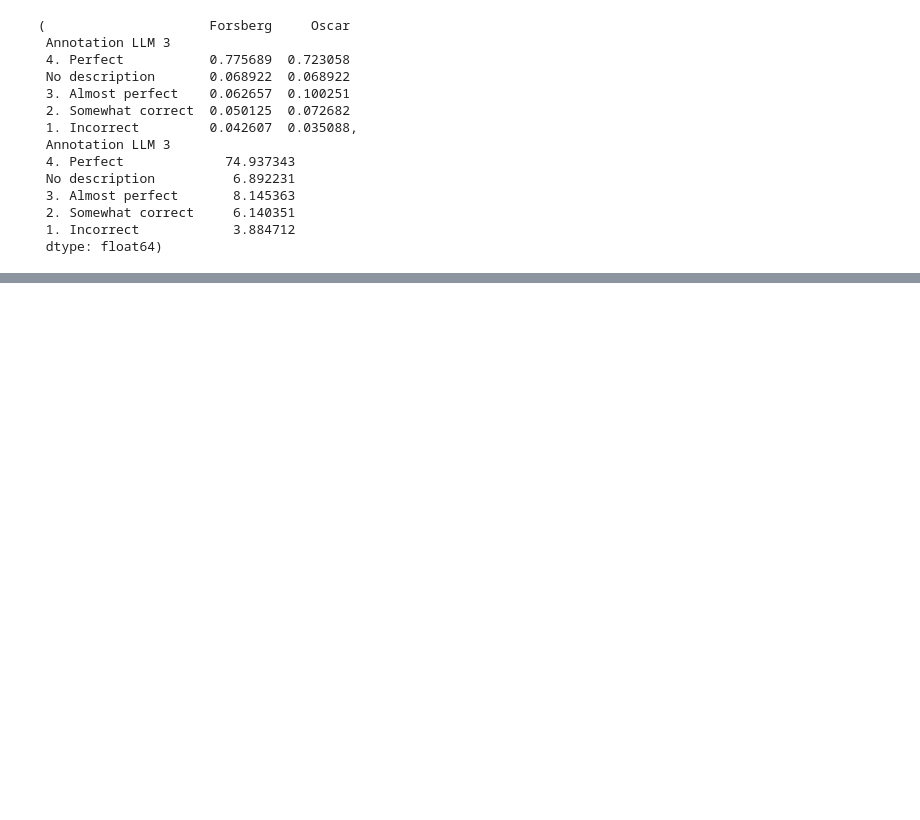
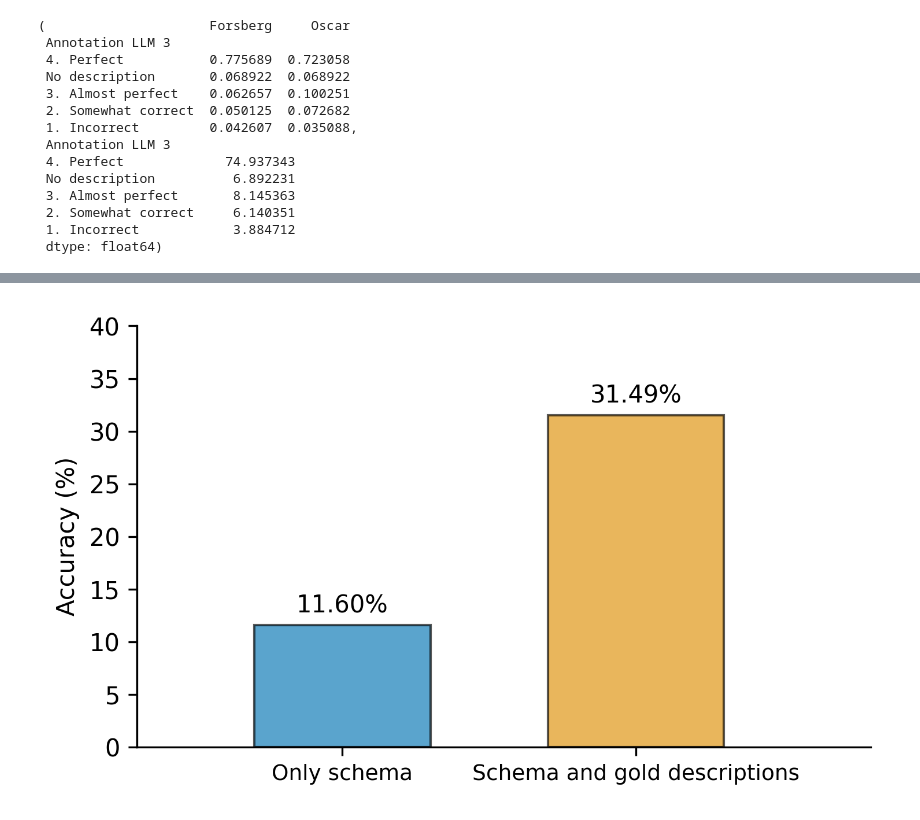
Before and after one commit to niklaswretblad/Synthetic-SQL-Column-Descriptions-for-Text-to-SQL, a Jupyter notebook: stats_and_plots.ipynb, the cells around one changed output, grey strips where cells are left out. Saved outputs shown, nothing was run; the diff lists cells and outputs as text; code cells hidden in the pictures; blank space fills up the shorter version.

```diff
--- a/stats_and_plots.ipynb
+++ b/stats_and_plots.ipynb
@@ -310,0 +314,50 @@ KeyError: 'Annotation 1 LLM 1'
+# %%
+import matplotlib as mpl
+
+mpl.rcParams['figure.dpi'] = 300
+
+# Data for the new plot
+data_new = {
+    'Only schema': [11.60],
+    'Schema and gold descriptions': [31.49]
+}
+
+df_new = pd.DataFrame(data_new, index=['Execution accuracy'])
+
+# Creating the bar plot with accuracy numbers displayed on top of each bar and added spacing
+fig, ax = plt.subplots(figsize=(5, 3))
+
+# Adding spacing between bars by using width and positions
+bar_width = 0.6
+bar_positions = [i + 0.7 for i in range(len(df_new.columns))]  # Center the bars
+
+bars = ax.bar(bar_positions, df_new.loc['Execution accuracy'], width=bar_width, color=colors, edgecolor="black", alpha=0.65)
+# ax.set_title('Execution accuracy')
+ax.set_ylim([0, 40])
+ax.set_ylabel('Accuracy (%)')
+ax.set_xticks(bar_positions)
+ax.set_xticklabels(df_new.columns, rotation=0, ha="center", fontsize=9)  # Making text below the bars smaller
+
+# Adding the accuracy number on top of each bar
+for bar in bars:
+    height = bar.get_height()
+    ax.annotate(f'{height:.2f}%',
+                xy=(bar.get_x() + bar.get_width() / 2, height),
+                xytext=(0, 3),  # 3 points vertical offset
+                textcoords="offset points",
+                ha='center', va='bottom')
+
+# Adding space to the right and left of the bars
+ax.set_xlim([0, len(df_new.columns) + 0.5])
+
+
+# Removing the "black box" around the plot
+ax.spines['top'].set_visible(False)
+ax.spines['right'].set_visible(False)
+# ax.spines['left'].set_visible(False)
+# ax.spines['bottom'].set_visible(False)
+
+plt.tight_layout()
+plt.show()
+# %% [output]
+[figure, added]
```
Also changed, not shown: parts of 6 cells of this notebook, 10 other files.
